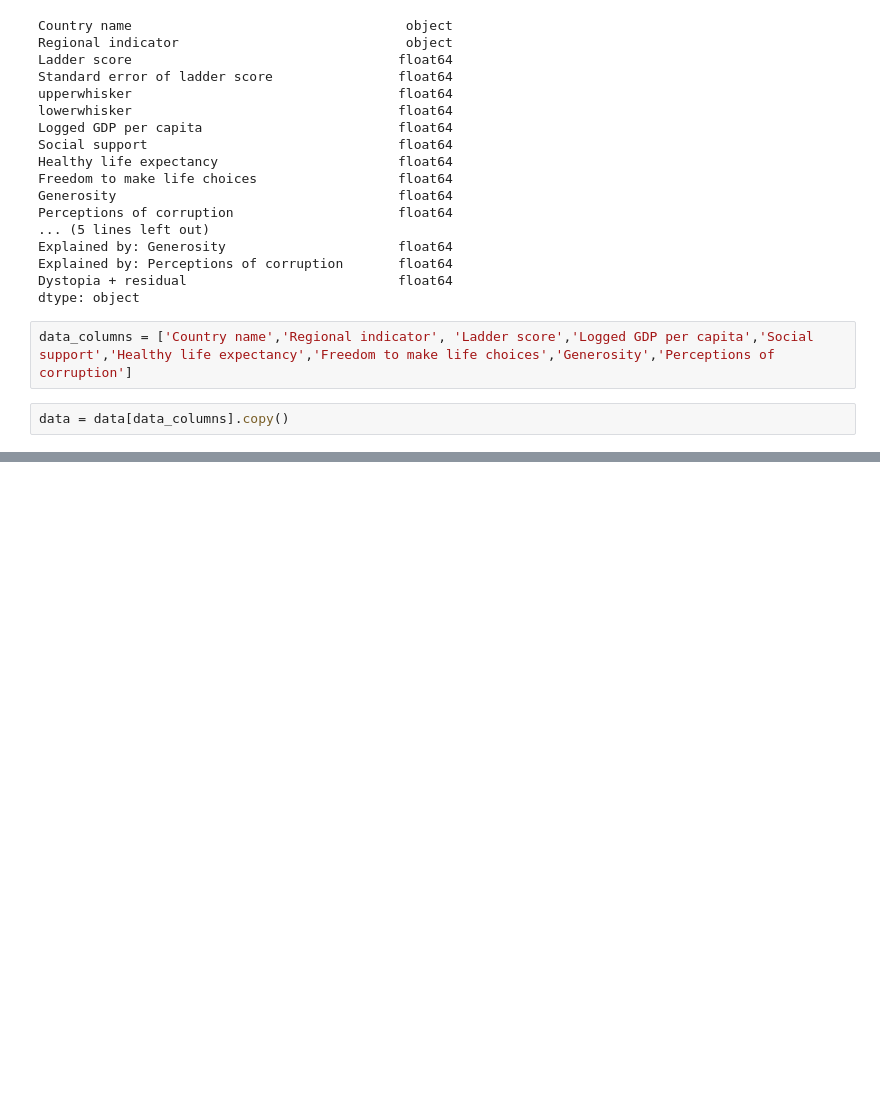
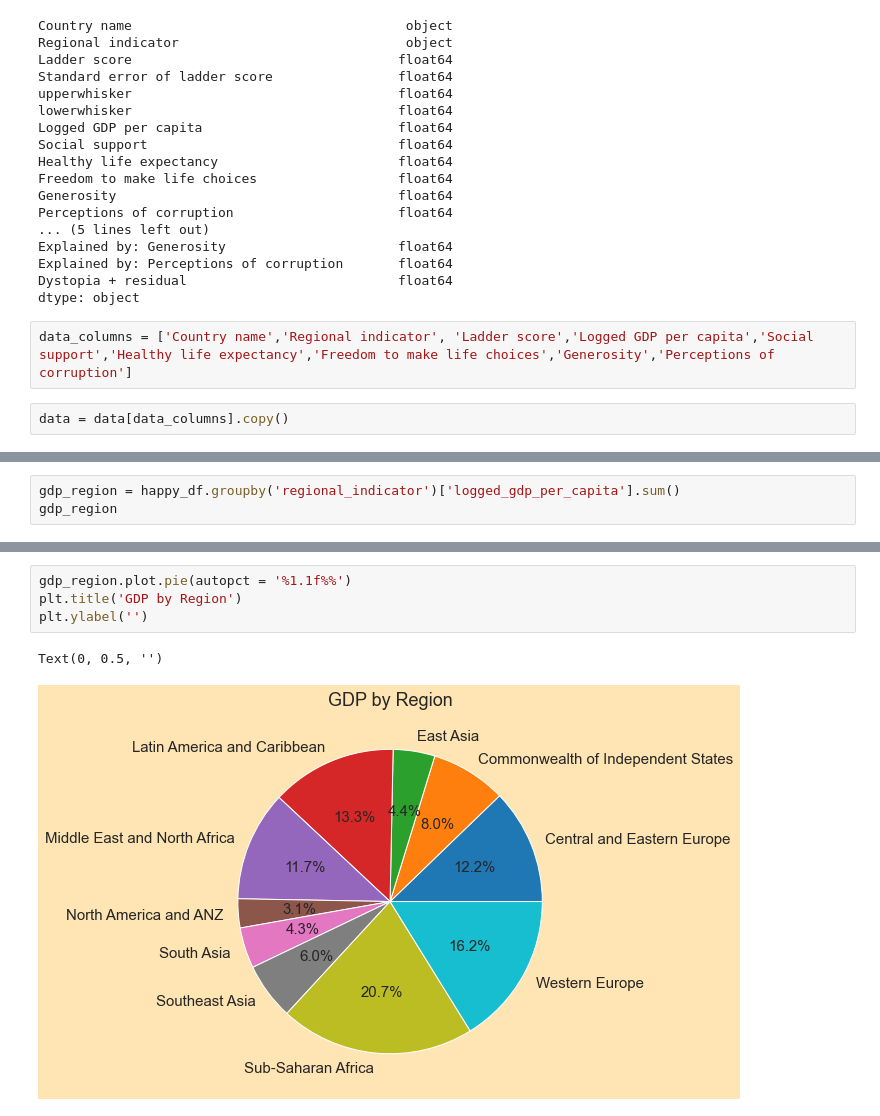
Before and after one commit to Rishiraj-singh7/World-Happiness-Report-, a Jupyter notebook: main.ipynb, the cells around one changed output, grey strips where cells are left out. Drawn from its saved outputs; the diff is of its cells as text; blank space fills up the shorter version.

```diff
--- a/main.ipynb
+++ b/main.ipynb
@@ -118,0 +143,3 @@ happu_df.head(4)
+# %%
+gdp_region = happy_df.groupby('regional_indicator')['logged_gdp_per_capita'].sum()
+gdp_region
@@ -118,0 +159,7 @@ happu_df.head(4)
+# %%
+gdp_region.plot.pie(autopct = '%1.1f%%')
+plt.title('GDP by Region')
+plt.ylabel('')
+# %% [output]
+Text(0, 0.5, '')
+[figure, added]
```
Also changed, not shown: parts of 7 cells of this notebook.
